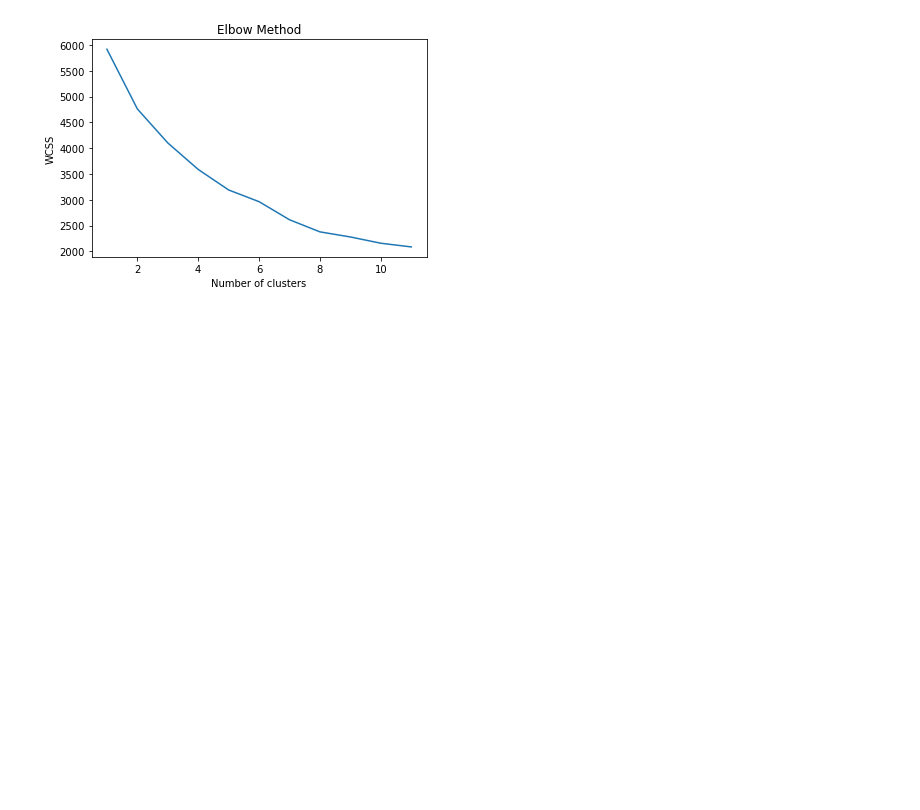
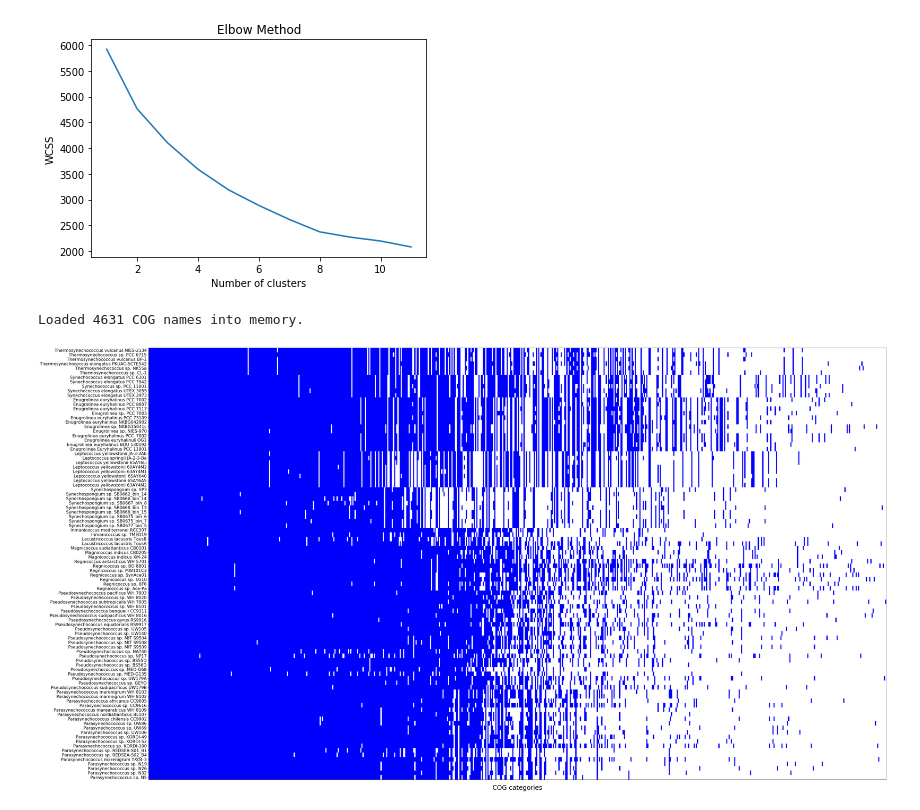
Before and after one commit to vinisalazar/SynechococcusPreprint, a Jupyter notebook: ipynb/Figure4_Table2_COG.ipynb, the cells around one changed output. Saved outputs shown, nothing was run; the diff lists cells and outputs as text; code cells hidden in the pictures; blank space fills up the shorter version.

Commit message:
Updated Figure4 notebook

```diff
--- a/ipynb/Figure4_Table2_COG.ipynb
+++ b/ipynb/Figure4_Table2_COG.ipynb
@@ -17,7 +17,7 @@ for k in range(2, 12):
     results = pd.DataFrame([data.index, labels]).T
     results.columns=("Genome", "K-group")
     results.sort_values(["K-group", "Genome"], inplace=True)
-    results.to_csv(f"../data/tables/kmeans/{k}-means-allCOGs.csv", index=False)
+    # results.to_csv(f"../data/tables/kmeans/{k}-means-allCOGs.csv", index=False)
 # %%
 wcss = []
 for i in range(1, 12):  # 11 is the number of genera
@@ -30,25 +30,48 @@ plt.xlabel('Number of clusters')
 plt.ylabel('WCSS')
 plt.show()
 # %% [output]
-[figure, old version]
+[figure, new version]
 # %%
 plot_file = "../data/tables/cog/CyCOG_binary_95_completeness.csv"
 plot_table = pd.read_csv(plot_file, index_col="name")
+# %%
+# COG-translator is a package to quickly translate COG codes
+# Easily install it with $ pip install COG-translator
+from COG import COGTranslator
+cogt = COGTranslator()
+names = dict()
+for k, v in cogt.codes.items():
+    names[v["name"]] = k
+plot_table.rename(columns=names, inplace=True)
+# %% [output]
+Loaded 4631 COG names into memory.
 # %%
-fig, ax = plt.subplots(figsize=(50, 15))
+fig, ax = plt.subplots(figsize=(50, 30))
 
 cmap = mpl.colors.ListedColormap(['w', 'b'])
 bounds = [0., 0.5, 1.]
 norm = mpl.colors.BoundaryNorm(bounds, cmap.N)
 
-ax.imshow(plot_table, interpolation='none', cmap=cmap, norm=norm, aspect="auto")
-yticks = plt.yticks(range(plot_table.shape[0]), plot_table.index)
+plt.tick_params(
+    axis='x',
+    which='both',
+    bottom=False,
+    top=False,
+    labelbottom=False
+)
+
+ax.set_xlabel('COG categories', fontsize=24, labelpad=20)
+yticks = plt.yticks(range(plot_table.shape[0]), plot_table.index, fontsize=16)
+image = ax.imshow(plot_table, interpolation='none', cmap=cmap, norm=norm, aspect="auto")
 
 # Uncomment this if you wish COG names in the xticks
-xticks = plt.xticks(range(plot_table.shape[1]), plot_table.columns, rotation=90)
+# xticks = plt.xticks(range(plot_table.shape[1]), plot_table.columns, rotation=90)
+# xticks = ax.tick_params(axis='both', which='minor', labelsize=8)
 
 # Uncomment to save
 plt.savefig("../data/plots/CyCOG_presence_absence.png", dpi=300, bbox_inches='tight')
+# %% [output]
+[figure, added]
 # %%
 # Reading data into a single df
 tables = dict()
```
